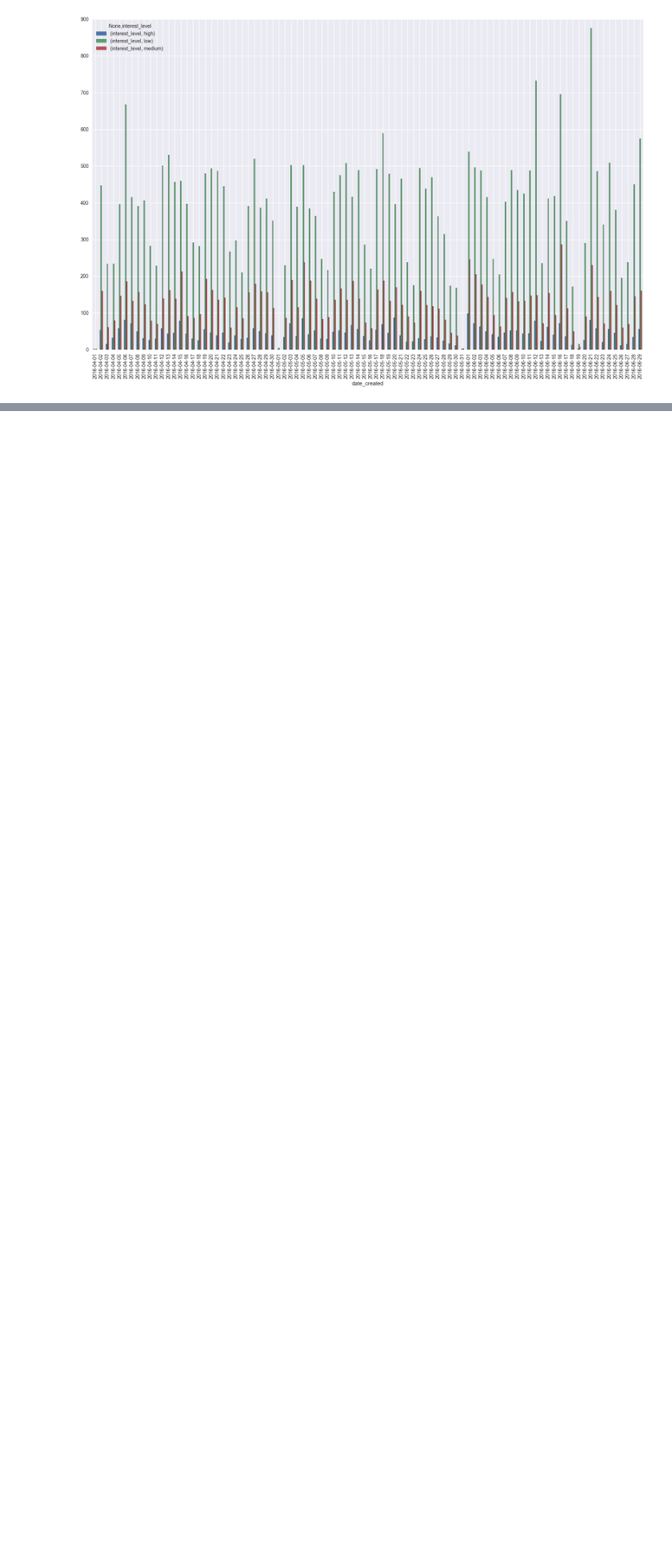
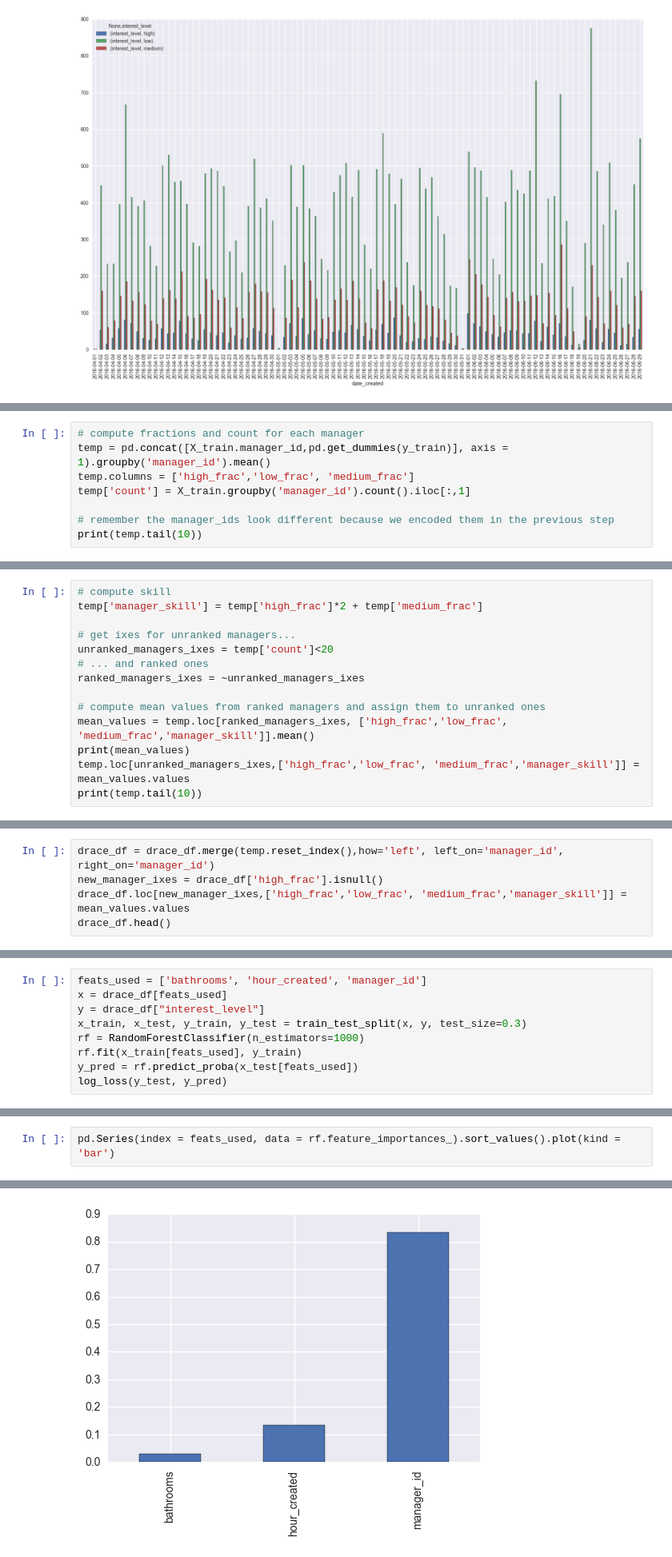
Before and after one commit to thunter009/Neuromancers-Kaggle, a Jupyter notebook: Drace on Bathrooms, DateListed, ManagerID.ipynb, the cells around one changed output, grey strips where cells are left out. Shown: that part at 80% size. Saved outputs shown, nothing was run; the diff lists cells and outputs as text; blank space fills up the shorter version.

```diff
--- a/Drace on Bathrooms, DateListed, ManagerID.ipynb
+++ b/Drace on Bathrooms, DateListed, ManagerID.ipynb
@@ -122,0 +154,8 @@ If high amount of listings cause lower average interest then we can test that pe
+# %%
+# compute fractions and count for each manager
+temp = pd.concat([X_train.manager_id,pd.get_dummies(y_train)], axis = 1).groupby('manager_id').mean()
+temp.columns = ['high_frac','low_frac', 'medium_frac']
+temp['count'] = X_train.groupby('manager_id').count().iloc[:,1]
+
+# remember the manager_ids look different because we encoded them in the previous step
+print(temp.tail(10))
@@ -122,0 +175,14 @@ If high amount of listings cause lower average interest then we can test that pe
+# %%
+# compute skill
+temp['manager_skill'] = temp['high_frac']*2 + temp['medium_frac']
+
+# get ixes for unranked managers...
+unranked_managers_ixes = temp['count']<20
+# ... and ranked ones
+ranked_managers_ixes = ~unranked_managers_ixes
+
+# compute mean values from ranked managers and assign them to unranked ones
+mean_values = temp.loc[ranked_managers_ixes, ['high_frac','low_frac', 'medium_frac','manager_skill']].mean()
+print(mean_values)
+temp.loc[unranked_managers_ixes,['high_frac','low_frac', 'medium_frac','manager_skill']] = mean_values.values
+print(temp.tail(10))
@@ -122,0 +207,5 @@ If high amount of listings cause lower average interest then we can test that pe
+# %%
+drace_df = drace_df.merge(temp.reset_index(),how='left', left_on='manager_id', right_on='manager_id')
+new_manager_ixes = drace_df['high_frac'].isnull()
+drace_df.loc[new_manager_ixes,['high_frac','low_frac', 'medium_frac','manager_skill']] = mean_values.values
+drace_df.head()
@@ -122,0 +235,9 @@ If high amount of listings cause lower average interest then we can test that pe
+# %%
+feats_used = ['bathrooms', 'hour_created', 'manager_id']
+x = drace_df[feats_used]
+y = drace_df["interest_level"]
+x_train, x_test, y_train, y_test = train_test_split(x, y, test_size=0.3)
+rf = RandomForestClassifier(n_estimators=1000)
+rf.fit(x_train[feats_used], y_train)
+y_pred = rf.predict_proba(x_test[feats_used])
+log_loss(y_test, y_pred)
@@ -122,0 +246,3 @@ If high amount of listings cause lower average interest then we can test that pe
+# %%
+pd.Series(index = feats_used, data = rf.feature_importances_).sort_values().plot(kind = 'bar')
+# %% [output]
@@ -122,0 +250 @@ If high amount of listings cause lower average interest then we can test that pe
+[figure, added]
```
Also changed, not shown: parts of 21 cells of this notebook.
